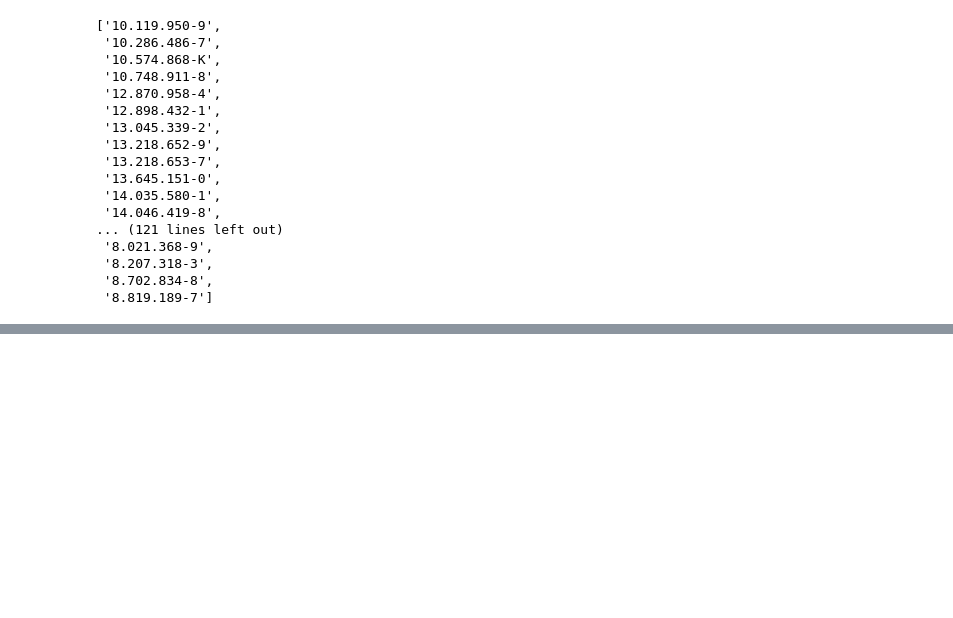
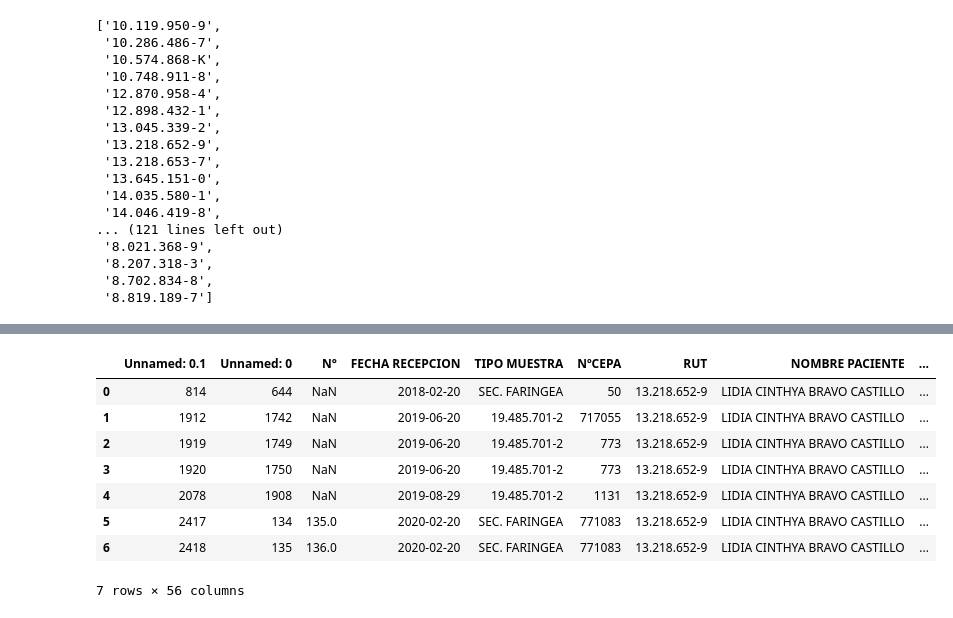
Before and after one commit to JavierRojas14/int, a Jupyter notebook: INDICADORES_SENSIBILIDADES/MONITORIZACION_PACIENTES_1/monitorizacion_pacientes.ipynb, the cells around one changed output, grey strips where cells are left out. Saved outputs shown, nothing was run; the diff lists cells and outputs as text; code cells hidden in the pictures; blank space fills up the shorter version.

```diff
--- a/INDICADORES_SENSIBILIDADES/MONITORIZACION_PACIENTES_1/monitorizacion_pacientes.ipynb
+++ b/INDICADORES_SENSIBILIDADES/MONITORIZACION_PACIENTES_1/monitorizacion_pacientes.ipynb
@@ -86,3 +80,14 @@ df_paciente
 # %%
 datos_paciente = pd.read_excel('13.218.652-9.xlsx')
+datos_paciente
+# %% [output]
+|  | Unnamed: 0.1 | Unnamed: 0 | N° | FECHA RECEPCION | TIPO MUESTRA | NºCEPA | RUT | NOMBRE PACIENTE | ... |
+| 0 | 814 | 644 | NaN | 2018-02-20 | SEC. FARINGEA | 50 | 13.218.652-9 | LIDIA CINTHYA BRAVO CASTILLO | ... |
+| 1 | 1912 | 1742 | NaN | 2019-06-20 | 19.485.701-2 | 717055 | 13.218.652-9 | LIDIA CINTHYA BRAVO CASTILLO | ... |
+| 2 | 1919 | 1749 | NaN | 2019-06-20 | 19.485.701-2 | 773 | 13.218.652-9 | LIDIA CINTHYA BRAVO CASTILLO | ... |
+| 3 | 1920 | 1750 | NaN | 2019-06-20 | 19.485.701-2 | 773 | 13.218.652-9 | LIDIA CINTHYA BRAVO CASTILLO | ... |
+| 4 | 2078 | 1908 | NaN | 2019-08-29 | 19.485.701-2 | 1131 | 13.218.652-9 | LIDIA CINTHYA BRAVO CASTILLO | ... |
+| 5 | 2417 | 134 | 135.0 | 2020-02-20 | SEC. FARINGEA | 771083 | 13.218.652-9 | LIDIA CINTHYA BRAVO CASTILLO | ... |
+| 6 | 2418 | 135 | 136.0 | 2020-02-20 | SEC. FARINGEA | 771083 | 13.218.652-9 | LIDIA CINTHYA BRAVO CASTILLO | ... |
+7 rows × 56 columns
 # %%
```
Also changed, not shown: parts of 2 cells of this notebook.
